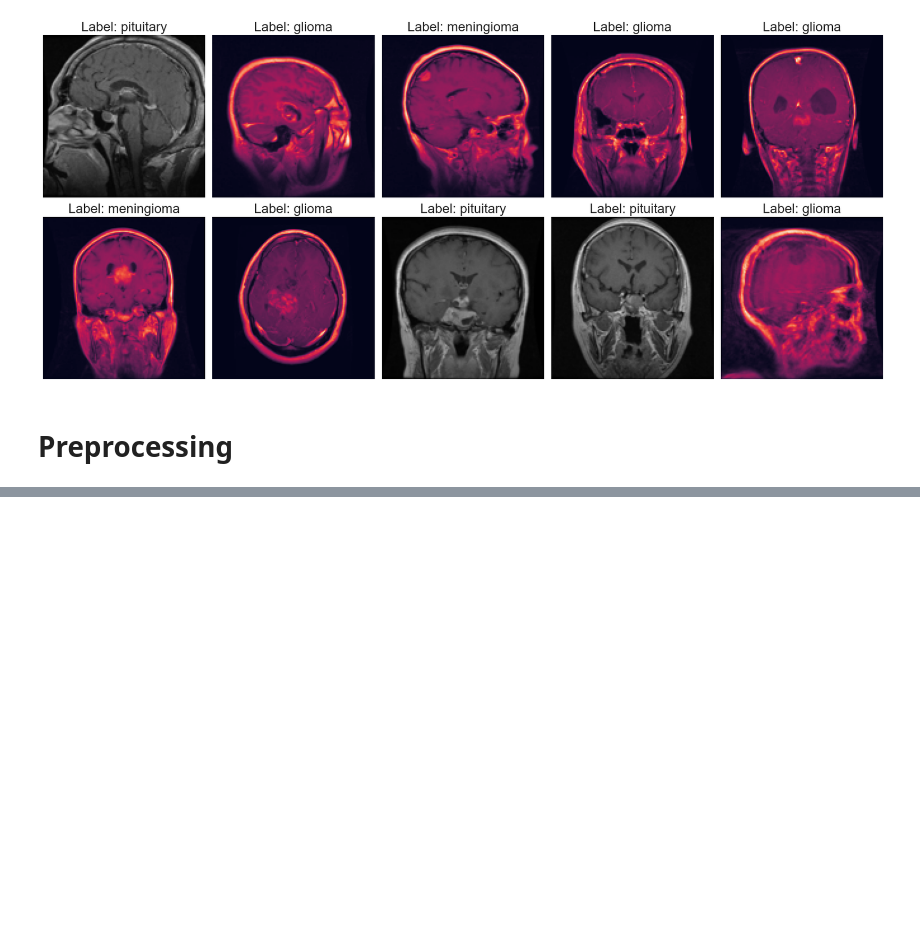
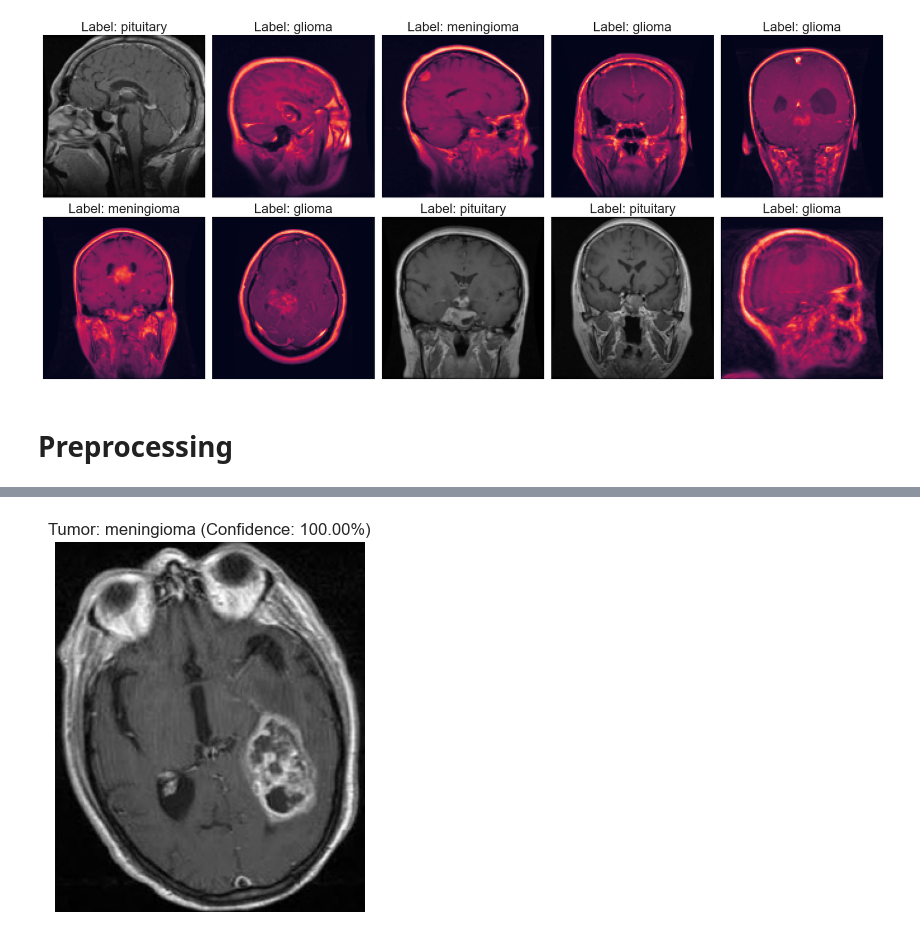
Before and after one commit to Brandon-Kee/NeuroScan, a Jupyter notebook: models/analysis.ipynb, the cells around one changed output, grey strips where cells are left out. Saved outputs shown, nothing was run; the diff lists cells and outputs as text; code cells hidden in the pictures; blank space fills up the shorter version.

```diff
--- a/models/analysis.ipynb
+++ b/models/analysis.ipynb
@@ -249,0 +316,5 @@ plt.show()
+# %%
+# Example usage
+image_path = os.path.expanduser('~/Desktop/Projects/Brain Tumor Detection/Te-meTr_0001.jpg')  # Provide the path to your new image
+detect_and_display(image_path, model)
+# %% [output]
@@ -249,0 +322 @@ plt.show()
+[figure, added]
```
Also changed, not shown: parts of 17 cells of this notebook.
